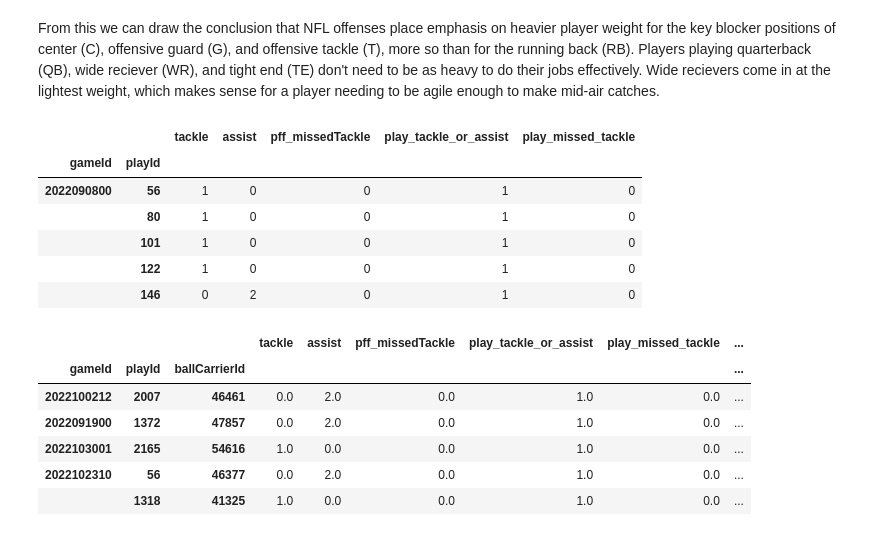
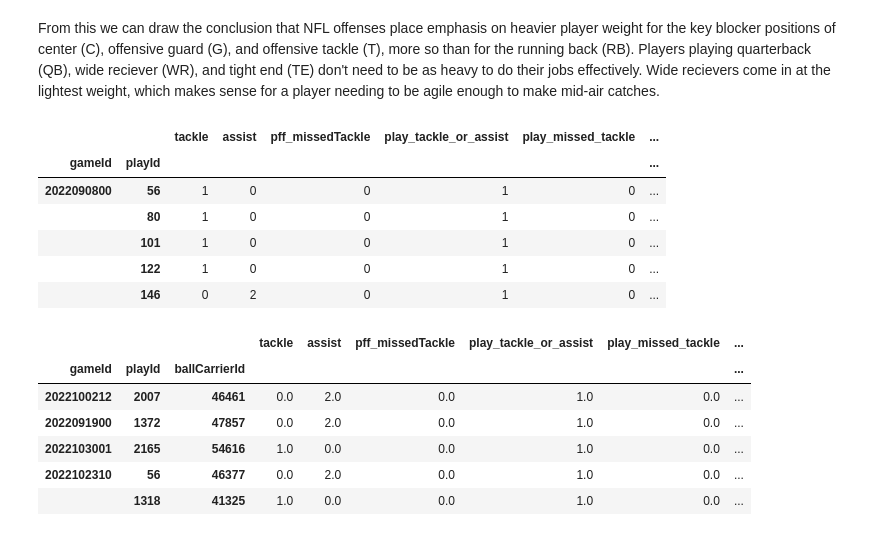
Before and after one commit to sesh9096/csci4502project, a Jupyter notebook: src/offensive-strategies.ipynb, the cells around one changed output. Saved outputs shown, nothing was run; the diff lists cells and outputs as text; code cells hidden in the pictures.

```diff
--- a/src/offensive-strategies.ipynb
+++ b/src/offensive-strategies.ipynb
@@ -106,16 +107,17 @@ From this we can draw the conclusion that NFL offenses place emphasis on heavier
 # %%
 grouped_tackles = tackles[['gameId', 'playId', 'tackle', 'assist', 'pff_missedTackle']].groupby(['gameId', 'playId']).sum()
 grouped_tackles['play_tackle_or_assist'] = grouped_tackles.apply(lambda x: 1 if x.tackle > 0 or x.assist > 0 else 0, axis=1)
 grouped_tackles['play_missed_tackle'] = grouped_tackles.apply(lambda x: 1 if x.pff_missedTackle > 0 else 0, axis=1)
+grouped_tackles['play_tackle_or_assist_not_missed'] = grouped_tackles.apply(lambda x: 1 if x.play_tackle_or_assist == 1 and x.play_missed_tackle == 0 else 0, axis=1)
 grouped_tackles.head()
 # %% [output]
-|  |  | tackle | assist | pff_missedTackle | play_tackle_or_assist | play_missed_tackle |
-| gameId | playId |  |  |  |  |  |
-| 2022090800 | 56 | 1 | 0 | 0 | 1 | 0 |
-|  | 80 | 1 | 0 | 0 | 1 | 0 |
-|  | 101 | 1 | 0 | 0 | 1 | 0 |
-|  | 122 | 1 | 0 | 0 | 1 | 0 |
-|  | 146 | 0 | 2 | 0 | 1 | 0 |
+|  |  | tackle | assist | pff_missedTackle | play_tackle_or_assist | play_missed_tackle | ... |
+| gameId | playId |  |  |  |  |  | ... |
+| 2022090800 | 56 | 1 | 0 | 0 | 1 | 0 | ... |
+|  | 80 | 1 | 0 | 0 | 1 | 0 | ... |
+|  | 101 | 1 | 0 | 0 | 1 | 0 | ... |
+|  | 122 | 1 | 0 | 0 | 1 | 0 | ... |
+|  | 146 | 0 | 2 | 0 | 1 | 0 | ... |
 # %%
 all_plays = plays.join(
     other = grouped_tackles,
```
Also changed, not shown: parts of 12 cells of this notebook.
